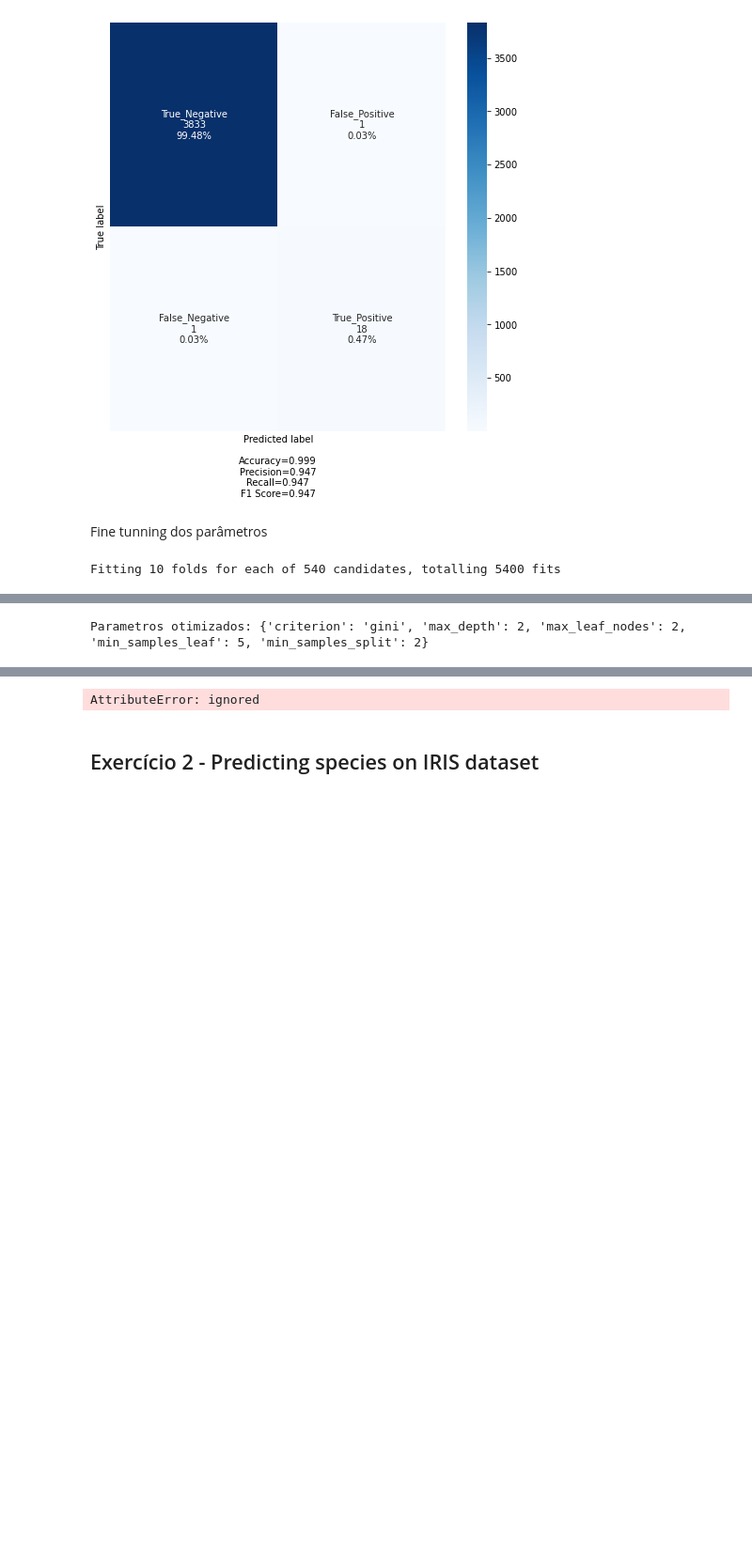
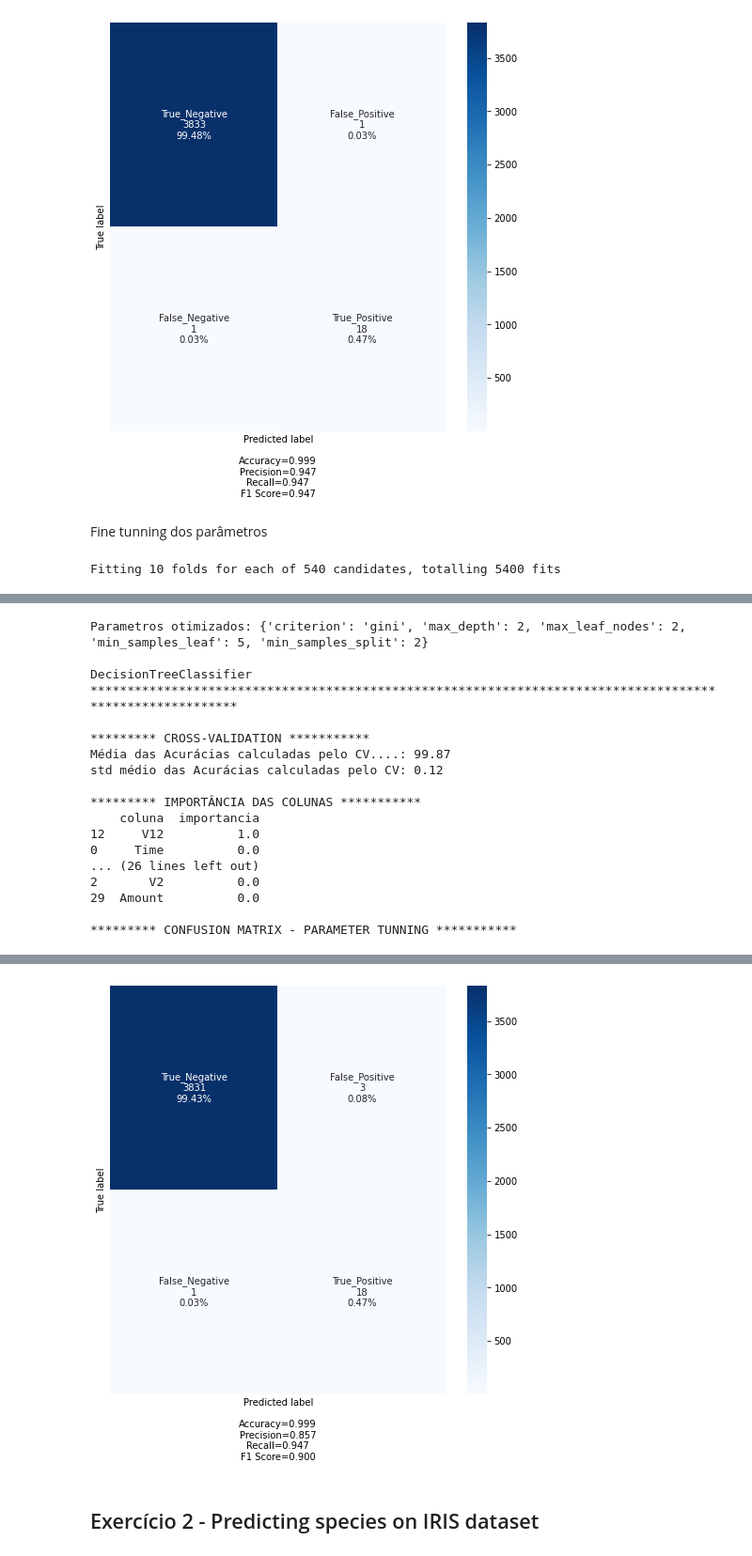
Before and after one commit to atarasaki/DSWP-editados, a Jupyter notebook: Notebooks/2020-10-23-NB15_00__Machine_Learning___DSWP.ipynb, the cells around one changed output, grey strips where cells are left out. Shown at 94% size. Saved outputs shown, nothing was run; the diff lists cells and outputs as text; code cells hidden in the pictures; blank space fills up the shorter version.

```diff
--- a/Notebooks/2020-10-23-NB15_00__Machine_Learning___DSWP.ipynb
+++ b/Notebooks/2020-10-23-NB15_00__Machine_Learning___DSWP.ipynb
@@ -2209,8 +2209,8 @@ d_parametros = {
 # %%
 # GridSearchOptimizer()
 l_colunas = list( df_X.columns )
-#ml_dt2, best_hiper = GridSearchOptimizer( ml_dt, 'ml_dt2', d_parametros, X_train, y_train, X_test, y_test, i_CV, l_colunas )
-ml_dt2, best_hiper = GridSearchOptimizer( ml_dt, 'ml_dt2', d_parametros, X_train, y_train, X_test, y_test, i_CV )
+#ml_dt2, best_hiper = GridSearchOptimizer( ml_dt, 'ml_DT2', d_parametros, X_train, y_train, X_test, y_test, i_CV, l_colunas )
+ml_dt2, best_hiper = GridSearchOptimizer( ml_dt, 'ml_DT2', d_parametros, X_train, y_train, X_test, y_test, i_CV )
 # %% [output]
 Fitting 10 folds for each of 540 candidates, totalling 5400 fits
 [Parallel(n_jobs=-1)]: Using backend LokyBackend with 2 concurrent workers.
@@ -2233 +2233,17 @@ Fitting 10 folds for each of 540 candidates, totalling 5400 fits
 Parametros otimizados: {'criterion': 'gini', 'max_depth': 2, 'max_leaf_nodes': 2, 'min_samples_leaf': 5, 'min_samples_split': 2}
+
+DecisionTreeClassifier *********************************************************************************************************
+
+********* CROSS-VALIDATION ***********
+Média das Acurácias calculadas pelo CV....: 99.87
+std médio das Acurácias calculadas pelo CV: 0.12
+
+********* IMPORTÂNCIA DAS COLUNAS ***********
+    coluna  importancia
+12     V12          1.0
+0     Time          0.0
+... (26 lines left out)
+2       V2          0.0
+29  Amount          0.0
+
+********* CONFUSION MATRIX - PARAMETER TUNNING ***********
@@ -2235,4 +2250,4 @@ Parametros otimizados: {'criterion': 'gini', 'max_depth': 2, 'max_leaf_nodes': 2
-AttributeError: ignored
+[figure, added]
 # %% [markdown]
 ## Exercício 2 - Predicting species on IRIS dataset
 # %%
```
Also changed, not shown: parts of 1 cell of this notebook.
